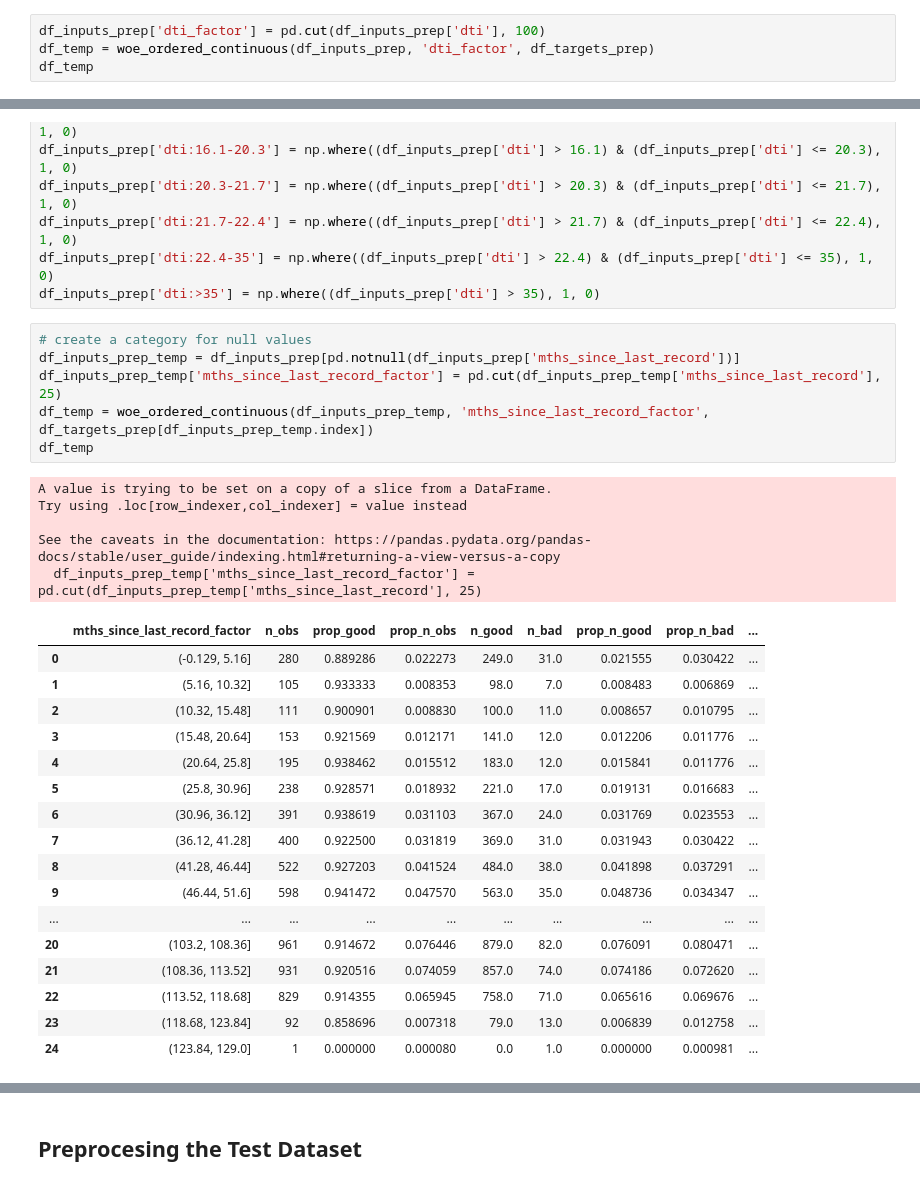
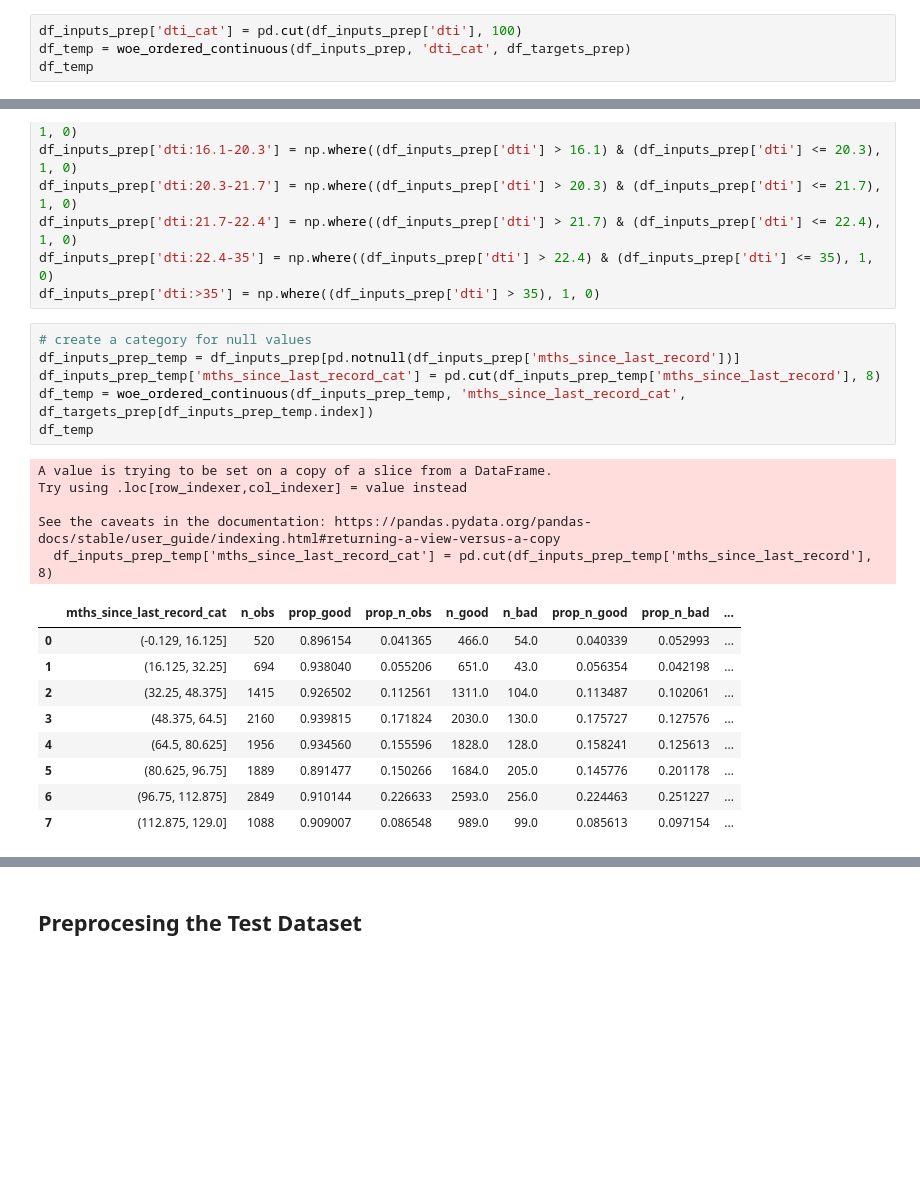
Before and after one commit to Isildil/credit_risk, a Jupyter notebook: credit_risk_modelling_2.ipynb, the cells around one changed output, grey strips where cells are left out. Cells and saved outputs as stored; diff of their text form; blank space fills up the shorter version.

```diff
--- a/credit_risk_modelling_2.ipynb
+++ b/credit_risk_modelling_2.ipynb
@@ -1378,7 +1378,7 @@ df_inputs_prep['mths_since_last_delinq:4-30'] = np.where((df_inputs_prep['mths_s
 df_inputs_prep['mths_since_last_delinq:31-56'] = np.where((df_inputs_prep['mths_since_last_delinq'] >= 31) & (df_inputs_prep['mths_since_last_delinq'] <= 56), 1, 0)
 df_inputs_prep['mths_since_last_delinq:>=57'] = np.where((df_inputs_prep['mths_since_last_delinq'] >= 57), 1, 0)
 # %%
-df_inputs_prep['dti_factor'] = pd.cut(df_inputs_prep['dti'], 100)
-df_temp = woe_ordered_continuous(df_inputs_prep, 'dti_factor', df_targets_prep)
+df_inputs_prep['dti_cat'] = pd.cut(df_inputs_prep['dti'], 100)
+df_temp = woe_ordered_continuous(df_inputs_prep, 'dti_cat', df_targets_prep)
 df_temp
 # %% [output]
@@ -1450,32 +1450,24 @@ df_inputs_prep['dti:>35'] = np.where((df_inputs_prep['dti'] > 35), 1, 0)
 # %%
 # create a category for null values
 df_inputs_prep_temp = df_inputs_prep[pd.notnull(df_inputs_prep['mths_since_last_record'])]
-df_inputs_prep_temp['mths_since_last_record_factor'] = pd.cut(df_inputs_prep_temp['mths_since_last_record'], 25)
-df_temp = woe_ordered_continuous(df_inputs_prep_temp, 'mths_since_last_record_factor', df_targets_prep[df_inputs_prep_temp.index])
+df_inputs_prep_temp['mths_since_last_record_cat'] = pd.cut(df_inputs_prep_temp['mths_since_last_record'], 8)
+df_temp = woe_ordered_continuous(df_inputs_prep_temp, 'mths_since_last_record_cat', df_targets_prep[df_inputs_prep_temp.index])
 df_temp
 # %% [output]
 A value is trying to be set on a copy of a slice from a DataFrame.
 Try using .loc[row_indexer,col_indexer] = value instead
 
 See the caveats in the documentation: https://pandas.pydata.org/pandas-docs/stable/user_guide/indexing.html#returning-a-view-versus-a-copy
-  df_inputs_prep_temp['mths_since_last_record_factor'] = pd.cut(df_inputs_prep_temp['mths_since_last_record'], 25)
+  df_inputs_prep_temp['mths_since_last_record_cat'] = pd.cut(df_inputs_prep_temp['mths_since_last_record'], 8)
-|  | mths_since_last_record_factor | n_obs | prop_good | prop_n_obs | n_good | n_bad | prop_n_good | prop_n_bad | ... |
-| 0 | (-0.129, 5.16] | 280 | 0.889286 | 0.022273 | 249.0 | 31.0 | 0.021555 | 0.030422 | ... |
-| 1 | (5.16, 10.32] | 105 | 0.933333 | 0.008353 | 98.0 | 7.0 | 0.008483 | 0.006869 | ... |
-| 2 | (10.32, 15.48] | 111 | 0.900901 | 0.008830 | 100.0 | 11.0 | 0.008657 | 0.010795 | ... |
-| 3 | (15.48, 20.64] | 153 | 0.921569 | 0.012171 | 141.0 | 12.0 | 0.012206 | 0.011776 | ... |
-| 4 | (20.64, 25.8] | 195 | 0.938462 | 0.015512 | 183.0 | 12.0 | 0.015841 | 0.011776 | ... |
-| 5 | (25.8, 30.96] | 238 | 0.928571 | 0.018932 | 221.0 | 17.0 | 0.019131 | 0.016683 | ... |
-| 6 | (30.96, 36.12] | 391 | 0.938619 | 0.031103 | 367.0 | 24.0 | 0.031769 | 0.023553 | ... |
-| 7 | (36.12, 41.28] | 400 | 0.922500 | 0.031819 | 369.0 | 31.0 | 0.031943 | 0.030422 | ... |
-| 8 | (41.28, 46.44] | 522 | 0.927203 | 0.041524 | 484.0 | 38.0 | 0.041898 | 0.037291 | ... |
-| 9 | (46.44, 51.6] | 598 | 0.941472 | 0.047570 | 563.0 | 35.0 | 0.048736 | 0.034347 | ... |
-| ... | ... | ... | ... | ... | ... | ... | ... | ... | ... |
-| 20 | (103.2, 108.36] | 961 | 0.914672 | 0.076446 | 879.0 | 82.0 | 0.076091 | 0.080471 | ... |
-| 21 | (108.36, 113.52] | 931 | 0.920516 | 0.074059 | 857.0 | 74.0 | 0.074186 | 0.072620 | ... |
-| 22 | (113.52, 118.68] | 829 | 0.914355 | 0.065945 | 758.0 | 71.0 | 0.065616 | 0.069676 | ... |
-| 23 | (118.68, 123.84] | 92 | 0.858696 | 0.007318 | 79.0 | 13.0 | 0.006839 | 0.012758 | ... |
-| 24 | (123.84, 129.0] | 1 | 0.000000 | 0.000080 | 0.0 | 1.0 | 0.000000 | 0.000981 | ... |
+|  | mths_since_last_record_cat | n_obs | prop_good | prop_n_obs | n_good | n_bad | prop_n_good | prop_n_bad | ... |
+| 0 | (-0.129, 16.125] | 520 | 0.896154 | 0.041365 | 466.0 | 54.0 | 0.040339 | 0.052993 | ... |
+| 1 | (16.125, 32.25] | 694 | 0.938040 | 0.055206 | 651.0 | 43.0 | 0.056354 | 0.042198 | ... |
+| 2 | (32.25, 48.375] | 1415 | 0.926502 | 0.112561 | 1311.0 | 104.0 | 0.113487 | 0.102061 | ... |
+| 3 | (48.375, 64.5] | 2160 | 0.939815 | 0.171824 | 2030.0 | 130.0 | 0.175727 | 0.127576 | ... |
+| 4 | (64.5, 80.625] | 1956 | 0.934560 | 0.155596 | 1828.0 | 128.0 | 0.158241 | 0.125613 | ... |
+| 5 | (80.625, 96.75] | 1889 | 0.891477 | 0.150266 | 1684.0 | 205.0 | 0.145776 | 0.201178 | ... |
+| 6 | (96.75, 112.875] | 2849 | 0.910144 | 0.226633 | 2593.0 | 256.0 | 0.224463 | 0.251227 | ... |
+| 7 | (112.875, 129.0] | 1088 | 0.909007 | 0.086548 | 989.0 | 99.0 | 0.085613 | 0.097154 | ... |
 # %%
 plot_by_woe(df_temp, 90)
 # %% [output]
```
Also changed, not shown: parts of 6 cells of this notebook.
